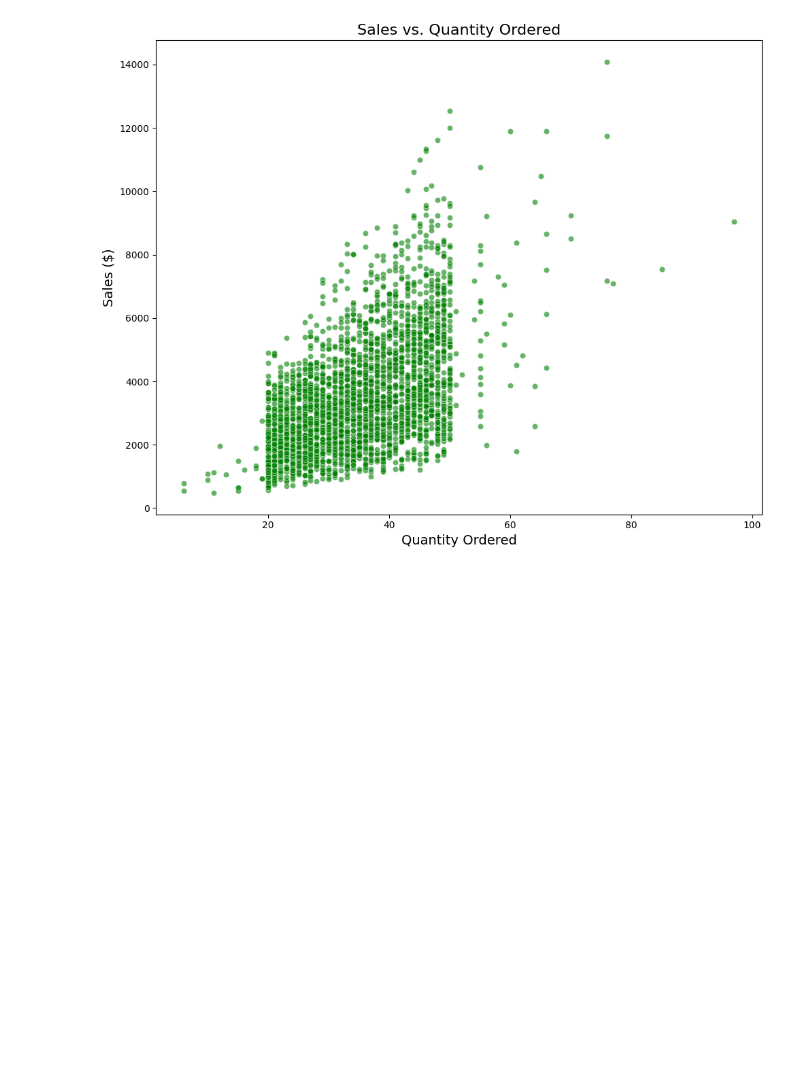
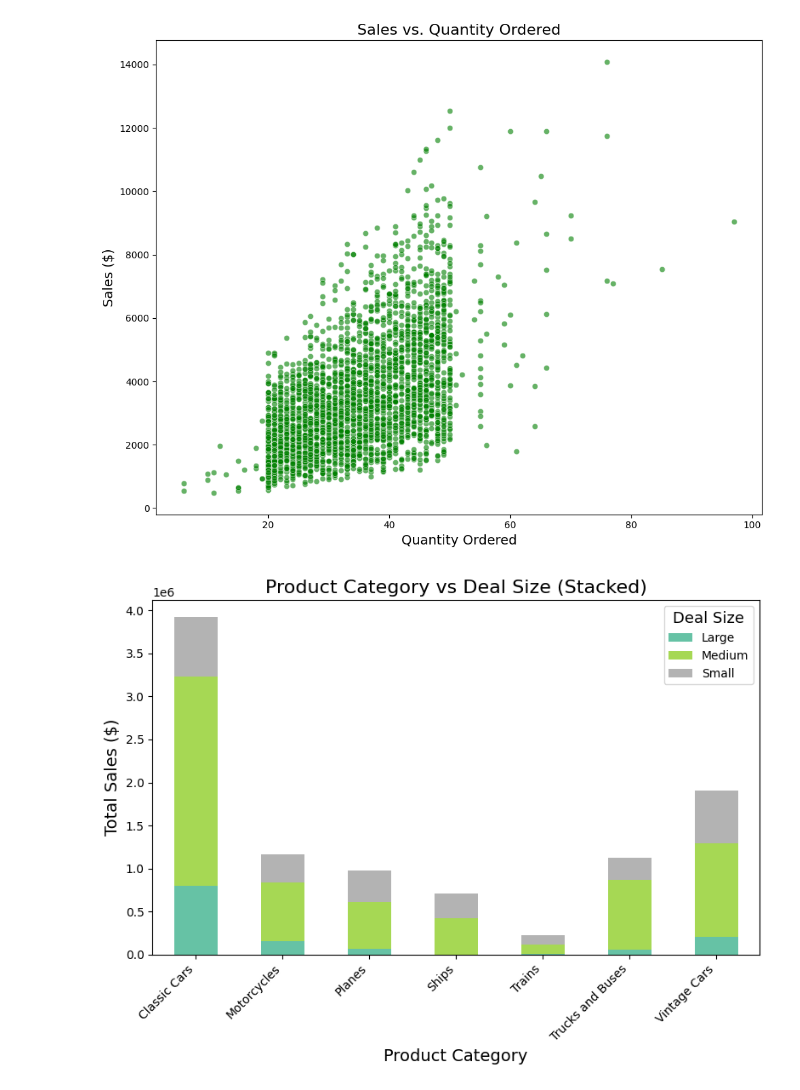
Before and after one commit to aleenakhalil/Sales-Data-Visualization, a Jupyter notebook: Sales_Dataset_Visualization.ipynb, the cells around one changed output. Drawn from its saved outputs; the diff is of its cells as text; code cells hidden in the pictures; blank space fills up the shorter version.

```diff
--- a/Sales_Dataset_Visualization.ipynb
+++ b/Sales_Dataset_Visualization.ipynb
@@ -205,3 +199,15 @@ plt.tight_layout()
 plt.show()
 # %% [output]
 [figure]
+# %%
+category_deals_pivot = sales_df.groupby(['PRODUCTLINE', 'DEALSIZE'])['SALES'].sum().unstack().fillna(0)
+category_deals_pivot.plot(kind='bar', stacked=True, figsize=(8, 6), colormap='Set2')
+plt.title('Product Category vs Deal Size (Stacked)', fontsize=16)
+plt.xlabel('Product Category', fontsize=14)
+plt.ylabel('Total Sales ($)', fontsize=14)
+plt.xticks(rotation=45, ha='right')
+plt.legend(title="Deal Size", title_fontsize='13')
+plt.tight_layout()
+plt.show()
+# %% [output]
+[figure, added]
```
Also changed, not shown: parts of 3 cells of this notebook.
